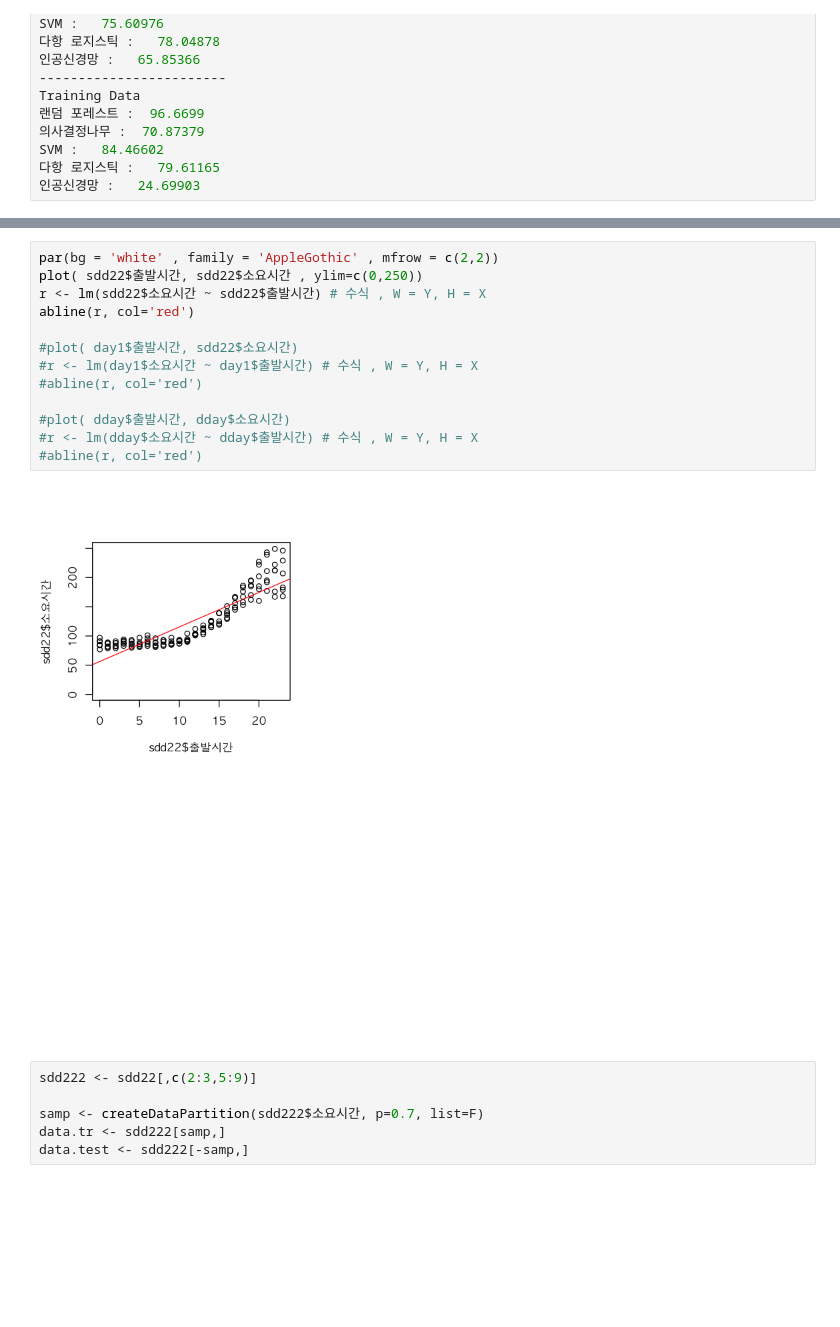
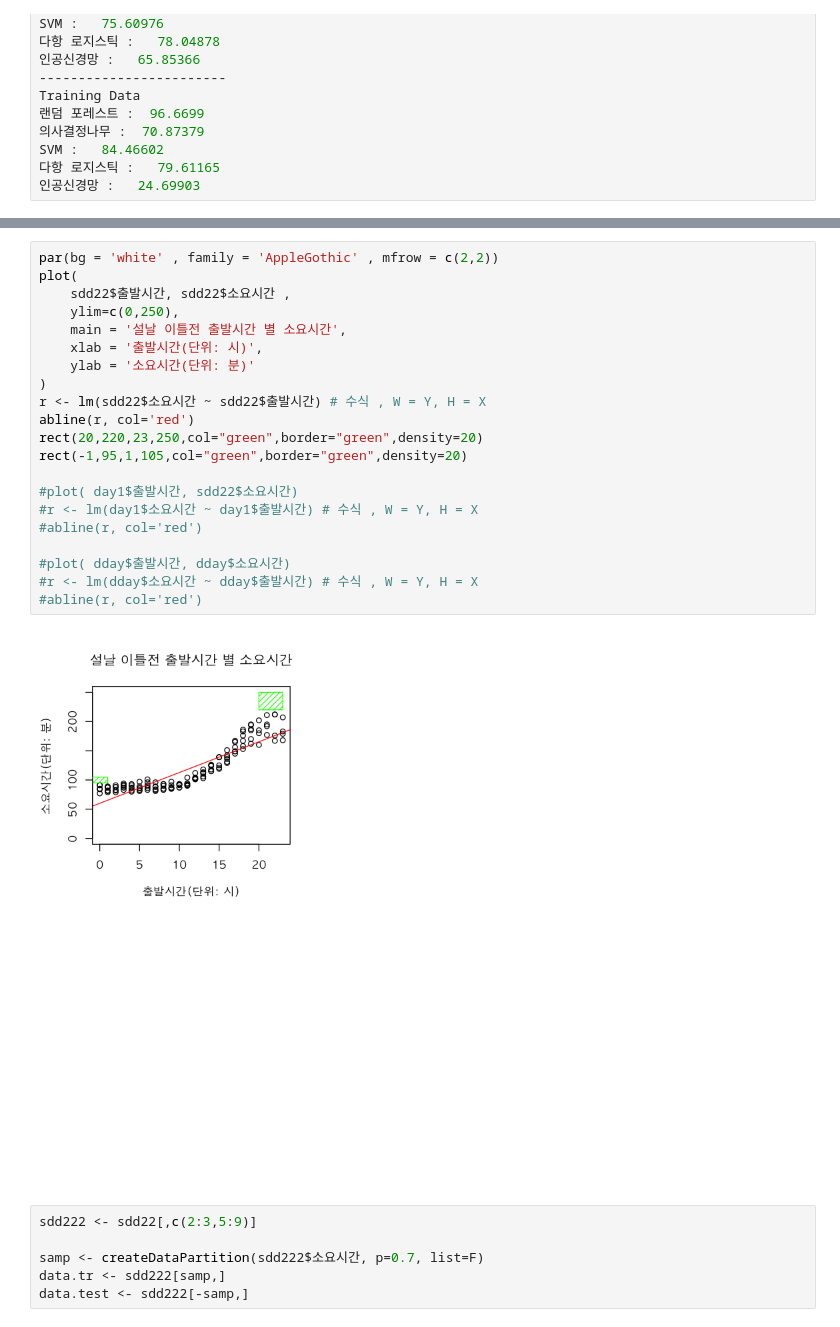
Before and after one commit to jjhwnn/R_Programming, a Jupyter notebook: education_원핫인코딩.ipynb, the cells around one changed output, grey strips where cells are left out. Saved outputs shown, nothing was run; the diff lists cells and outputs as text; blank space fills up the shorter version.

```diff
--- a/education_원핫인코딩.ipynb
+++ b/education_원핫인코딩.ipynb
@@ -1541,18 +1528,26 @@ SVM :   80.41237
 # %%
 par(bg = 'white' , family = 'AppleGothic' , mfrow = c(2,2))
-plot( sdd22$출발시간, sdd22$소요시간 , ylim=c(0,250))
+plot(
+    sdd22$출발시간, sdd22$소요시간 ,
+    ylim=c(0,250),
+    main = '설날 이틀전 출발시간 별 소요시간',
+    xlab = '출발시간(단위: 시)',
+    ylab = '소요시간(단위: 분)'
+)
 r <- lm(sdd22$소요시간 ~ sdd22$출발시간) # 수식 , W = Y, H = X
 abline(r, col='red')
+rect(20,220,23,250,col="green",border="green",density=20)
+rect(-1,95,1,105,col="green",border="green",density=20)
 
 #plot( day1$출발시간, sdd22$소요시간)
 #r <- lm(day1$소요시간 ~ day1$출발시간) # 수식 , W = Y, H = X
 #abline(r, col='red')
 
 #plot( dday$출발시간, dday$소요시간)
 #r <- lm(dday$소요시간 ~ dday$출발시간) # 수식 , W = Y, H = X
 #abline(r, col='red')
 # %% [output]
-[figure, old version]
+[figure, new version]
 # %%
 sdd222 <- sdd22[,c(2:3,5:9)]
 
```
Also changed, not shown: parts of 30 cells of this notebook.
